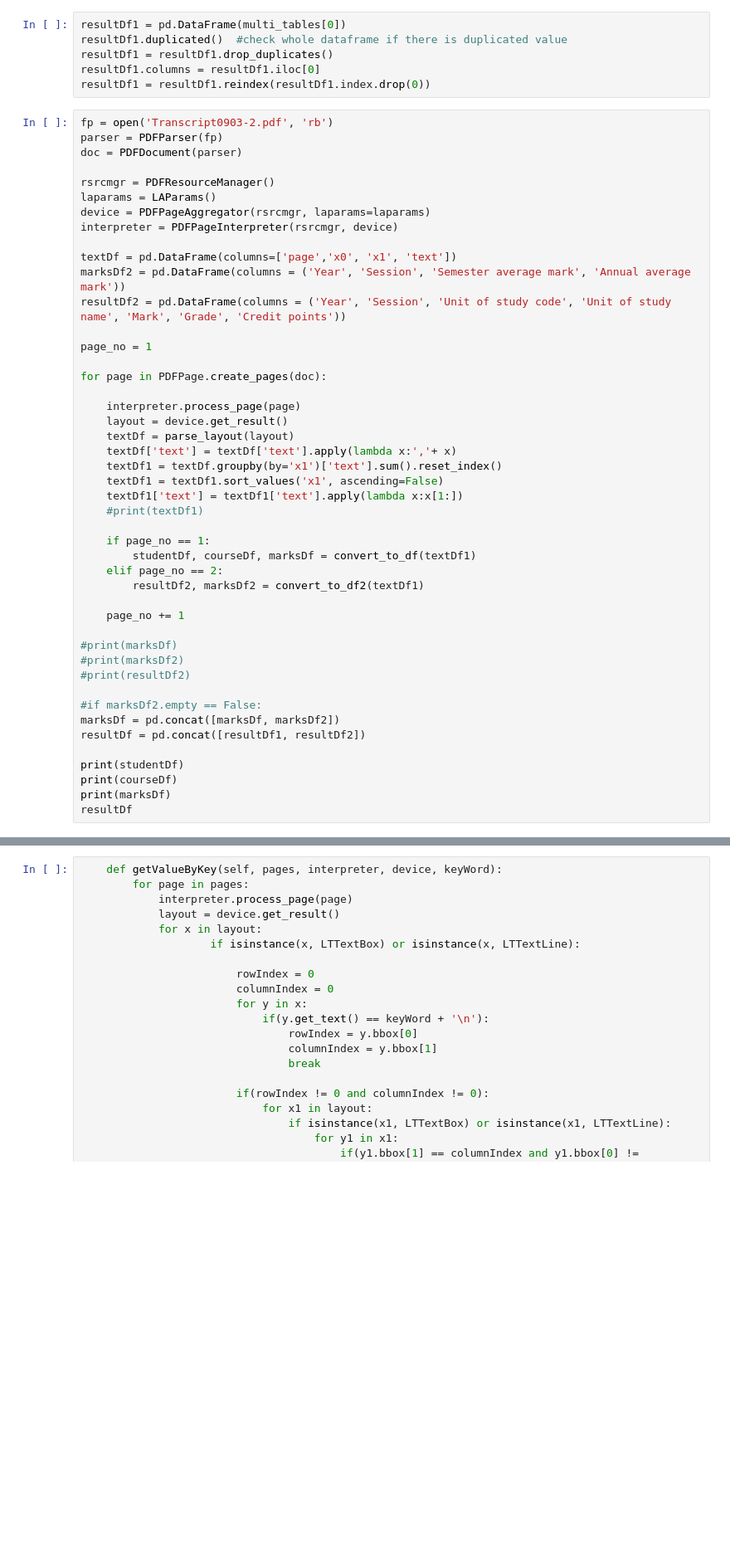
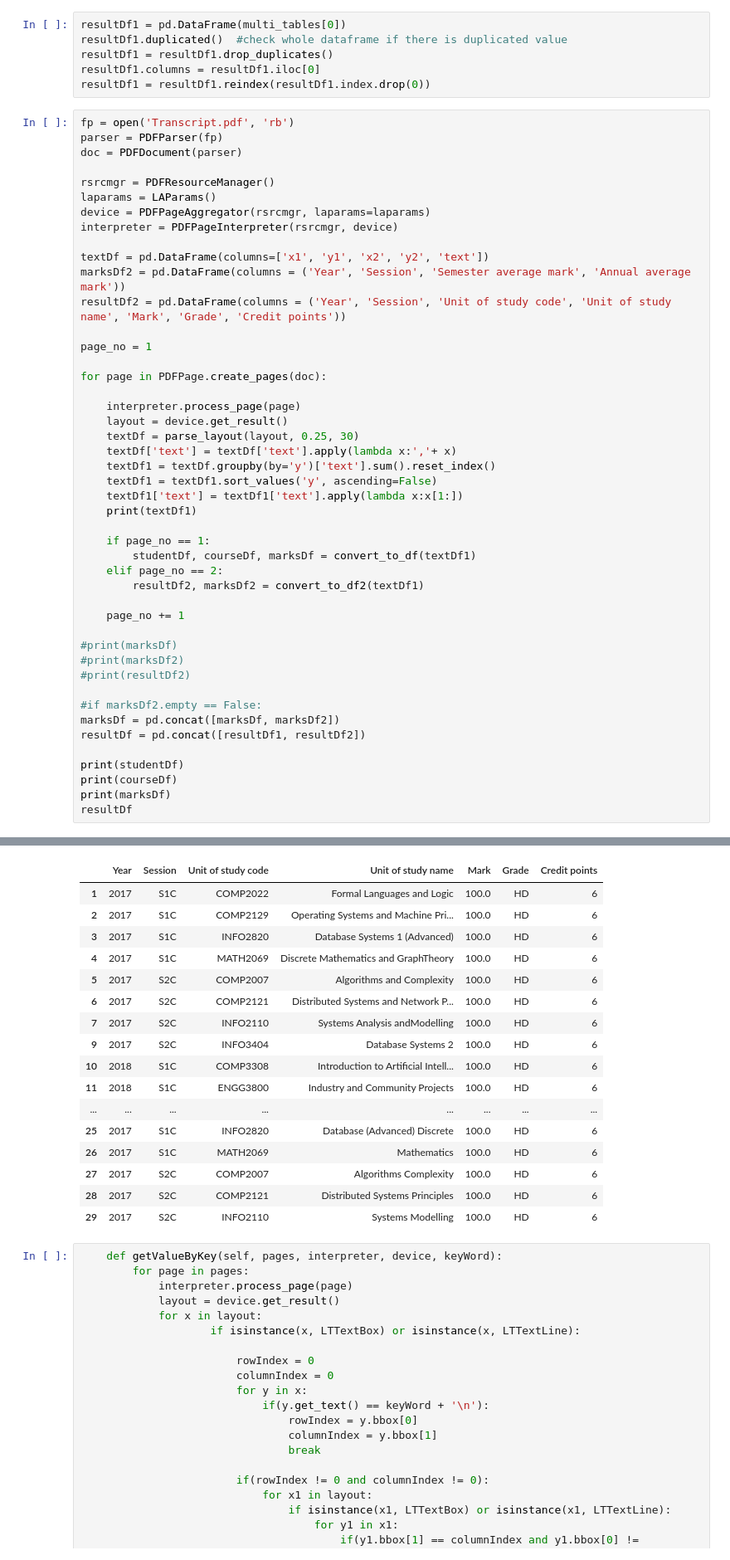
Before and after one commit to lihaoyoo/CS60, a Jupyter notebook: pdf_extractor.ipynb, the cells around one changed output, grey strips where cells are left out. Shown at 83% size. Cells and saved outputs as stored; diff of their text form; blank space fills up the shorter version.

```diff
--- a/pdf_extractor.ipynb
+++ b/pdf_extractor.ipynb
@@ -144,7 +174,7 @@ resultDf1 = resultDf1.drop_duplicates()
 resultDf1.columns = resultDf1.iloc[0]
 resultDf1 = resultDf1.reindex(resultDf1.index.drop(0))
 # %%
-fp = open('Transcript0903-2.pdf', 'rb')
+fp = open('Transcript.pdf', 'rb')
 parser = PDFParser(fp)
 doc = PDFDocument(parser)
 
@@ -153,7 +183,7 @@ laparams = LAParams()
 device = PDFPageAggregator(rsrcmgr, laparams=laparams)
 interpreter = PDFPageInterpreter(rsrcmgr, device)
 
-textDf = pd.DataFrame(columns=['page','x0', 'x1', 'text'])
+textDf = pd.DataFrame(columns=['x1', 'y1', 'x2', 'y2', 'text'])
 marksDf2 = pd.DataFrame(columns = ('Year', 'Session', 'Semester average mark', 'Annual average mark'))
 resultDf2 = pd.DataFrame(columns = ('Year', 'Session', 'Unit of study code', 'Unit of study name', 'Mark', 'Grade', 'Credit points'))
 
@@ -163,12 +193,12 @@ for page in PDFPage.create_pages(doc):
 
     interpreter.process_page(page)
     layout = device.get_result()
-    textDf = parse_layout(layout)
+    textDf = parse_layout(layout, 0.25, 30)
     textDf['text'] = textDf['text'].apply(lambda x:','+ x)
-    textDf1 = textDf.groupby(by='x1')['text'].sum().reset_index()
-    textDf1 = textDf1.sort_values('x1', ascending=False)
+    textDf1 = textDf.groupby(by='y')['text'].sum().reset_index()
+    textDf1 = textDf1.sort_values('y', ascending=False)
     textDf1['text'] = textDf1['text'].apply(lambda x:x[1:])
-    #print(textDf1)
+    print(textDf1)
 
     if page_no == 1:
         studentDf, courseDf, marksDf = convert_to_df(textDf1)
@@ -189,3 +219,4 @@ print(studentDf)
 print(courseDf)
 print(marksDf)
 resultDf
+# %% [output]
@@ -192,3 +240,20 @@ resultDf
+|  | Year | Session | Unit of study code | Unit of study name | Mark | Grade | Credit points |
+| 1 | 2017 | S1C | COMP2022 | Formal Languages and Logic | 100.0 | HD | 6 |
+| 2 | 2017 | S1C | COMP2129 | Operating Systems and Machine Pri... | 100.0 | HD | 6 |
+| 3 | 2017 | S1C | INFO2820 | Database Systems 1 (Advanced) | 100.0 | HD | 6 |
+| 4 | 2017 | S1C | MATH2069 | Discrete Mathematics and GraphTheory | 100.0 | HD | 6 |
+| 5 | 2017 | S2C | COMP2007 | Algorithms and Complexity | 100.0 | HD | 6 |
+| 6 | 2017 | S2C | COMP2121 | Distributed Systems and Network P... | 100.0 | HD | 6 |
+| 7 | 2017 | S2C | INFO2110 | Systems Analysis andModelling | 100.0 | HD | 6 |
+| 9 | 2017 | S2C | INFO3404 | Database Systems 2 | 100.0 | HD | 6 |
+| 10 | 2018 | S1C | COMP3308 | Introduction to Artificial Intell... | 100.0 | HD | 6 |
+| 11 | 2018 | S1C | ENGG3800 | Industry and Community Projects | 100.0 | HD | 6 |
+| ... | ... | ... | ... | ... | ... | ... | ... |
+| 25 | 2017 | S1C | INFO2820 | Database (Advanced) Discrete | 100.0 | HD | 6 |
+| 26 | 2017 | S1C | MATH2069 | Mathematics | 100.0 | HD | 6 |
+| 27 | 2017 | S2C | COMP2007 | Algorithms Complexity | 100.0 | HD | 6 |
+| 28 | 2017 | S2C | COMP2121 | Distributed Systems Principles | 100.0 | HD | 6 |
+| 29 | 2017 | S2C | INFO2110 | Systems Modelling | 100.0 | HD | 6 |
 # %%
     def getValueByKey(self, pages, interpreter, device, keyWord):
         for page in pages:
```
Also changed, not shown: parts of 9 cells of this notebook, 10 other files.
